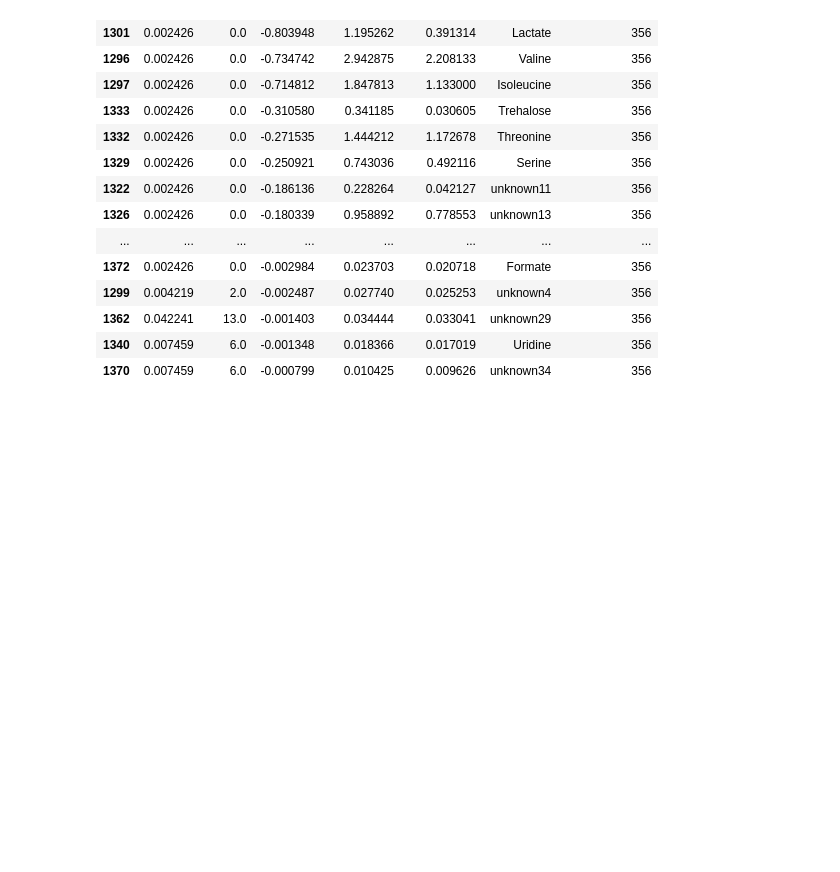
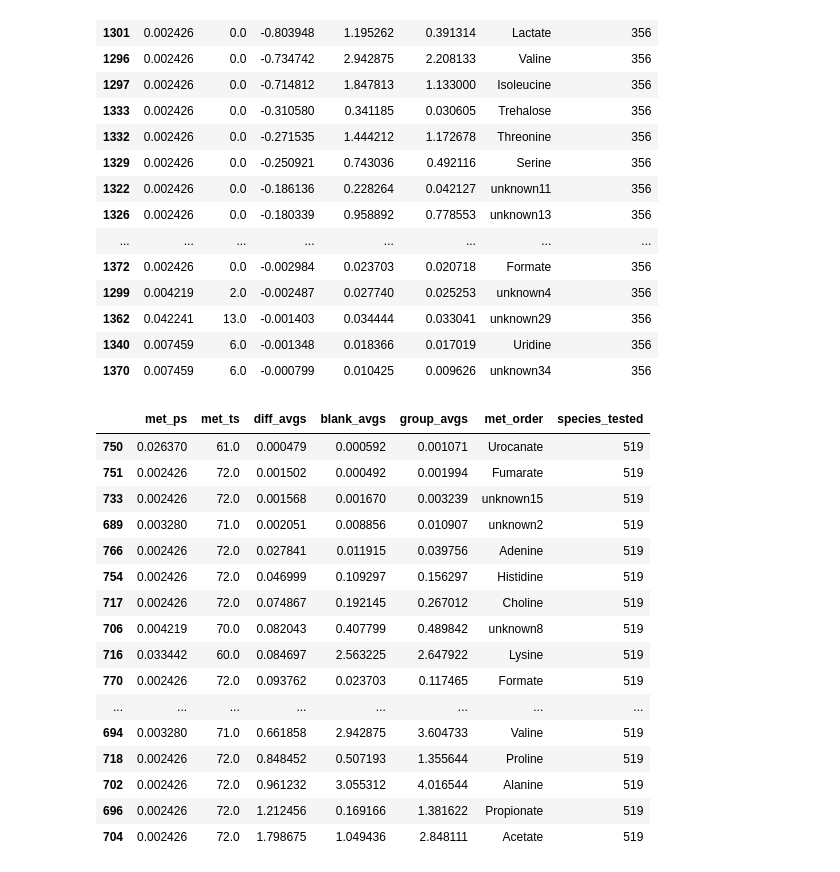
Before and after one commit to gregmedlock/asf_interactions, a Jupyter notebook: bin/CRAM_triangles_volcanoes.ipynb, the cells around one changed output. Saved outputs shown, nothing was run; the diff lists cells and outputs as text; code cells hidden in the pictures; blank space fills up the shorter version.

```diff
--- a/bin/CRAM_triangles_volcanoes.ipynb
+++ b/bin/CRAM_triangles_volcanoes.ipynb
@@ -787,3 +787,25 @@ metabolite_tests.loc[(metabolite_tests['species_tested'] == '356') \
 | 1362 | 0.042241 | 13.0 | -0.001403 | 0.034444 | 0.033041 | unknown29 | 356 |
 | 1340 | 0.007459 | 6.0 | -0.001348 | 0.018366 | 0.017019 | Uridine | 356 |
 | 1370 | 0.007459 | 6.0 | -0.000799 | 0.010425 | 0.009626 | unknown34 | 356 |
+# %%
+metabolite_tests.loc[(metabolite_tests['species_tested'] == '519') \
+                     & (metabolite_tests['met_ps'] < 0.05)\
+                    & (metabolite_tests['diff_avgs'] > 0.0)].sort_values(by='diff_avgs')
+# %% [output]
+|  | met_ps | met_ts | diff_avgs | blank_avgs | group_avgs | met_order | species_tested |
+| 750 | 0.026370 | 61.0 | 0.000479 | 0.000592 | 0.001071 | Urocanate | 519 |
+| 751 | 0.002426 | 72.0 | 0.001502 | 0.000492 | 0.001994 | Fumarate | 519 |
+| 733 | 0.002426 | 72.0 | 0.001568 | 0.001670 | 0.003239 | unknown15 | 519 |
+| 689 | 0.003280 | 71.0 | 0.002051 | 0.008856 | 0.010907 | unknown2 | 519 |
+| 766 | 0.002426 | 72.0 | 0.027841 | 0.011915 | 0.039756 | Adenine | 519 |
+| 754 | 0.002426 | 72.0 | 0.046999 | 0.109297 | 0.156297 | Histidine | 519 |
+| 717 | 0.002426 | 72.0 | 0.074867 | 0.192145 | 0.267012 | Choline | 519 |
+| 706 | 0.004219 | 70.0 | 0.082043 | 0.407799 | 0.489842 | unknown8 | 519 |
+| 716 | 0.033442 | 60.0 | 0.084697 | 2.563225 | 2.647922 | Lysine | 519 |
+| 770 | 0.002426 | 72.0 | 0.093762 | 0.023703 | 0.117465 | Formate | 519 |
+| ... | ... | ... | ... | ... | ... | ... | ... |
+| 694 | 0.003280 | 71.0 | 0.661858 | 2.942875 | 3.604733 | Valine | 519 |
+| 718 | 0.002426 | 72.0 | 0.848452 | 0.507193 | 1.355644 | Proline | 519 |
+| 702 | 0.002426 | 72.0 | 0.961232 | 3.055312 | 4.016544 | Alanine | 519 |
+| 696 | 0.002426 | 72.0 | 1.212456 | 0.169166 | 1.381622 | Propionate | 519 |
+| 704 | 0.002426 | 72.0 | 1.798675 | 1.049436 | 2.848111 | Acetate | 519 |
```
Also changed, not shown: 9 other files.
